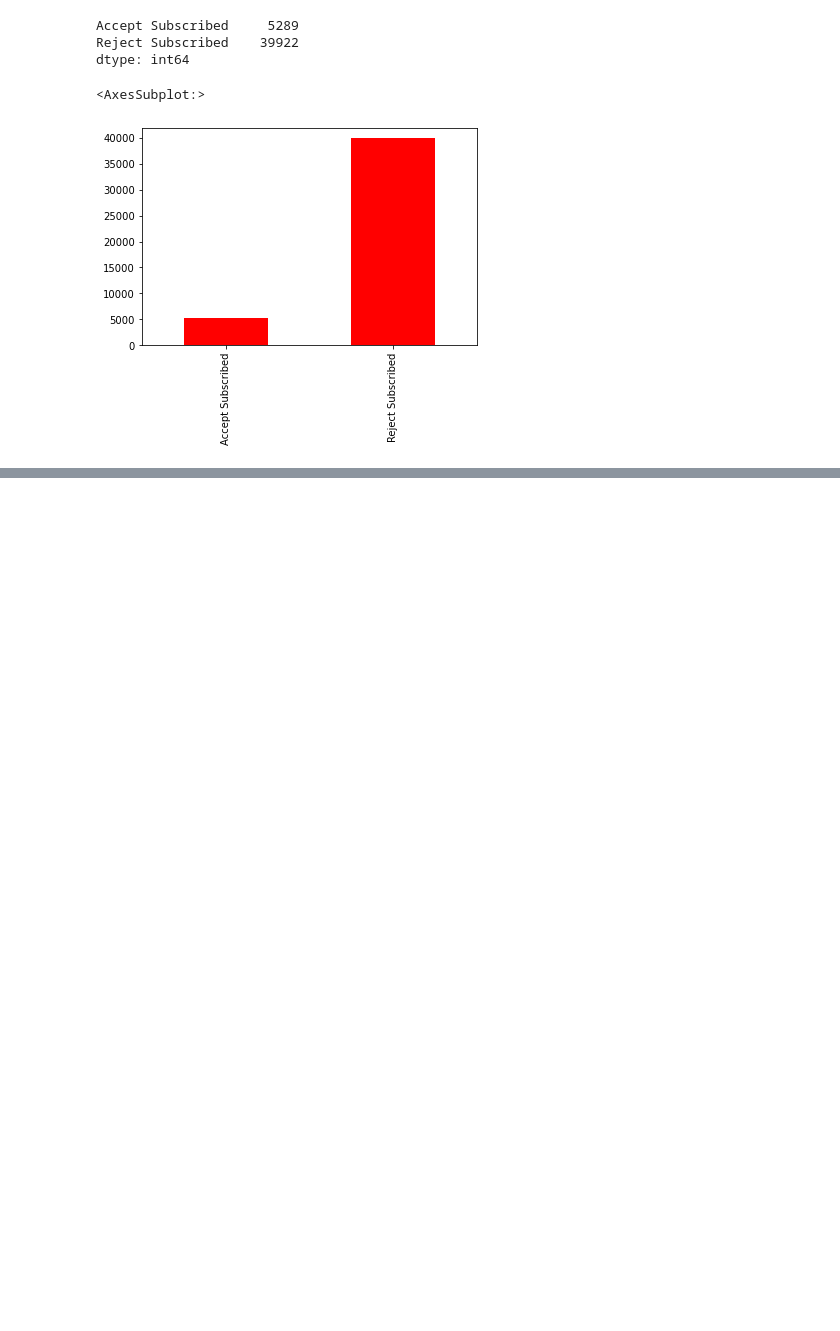
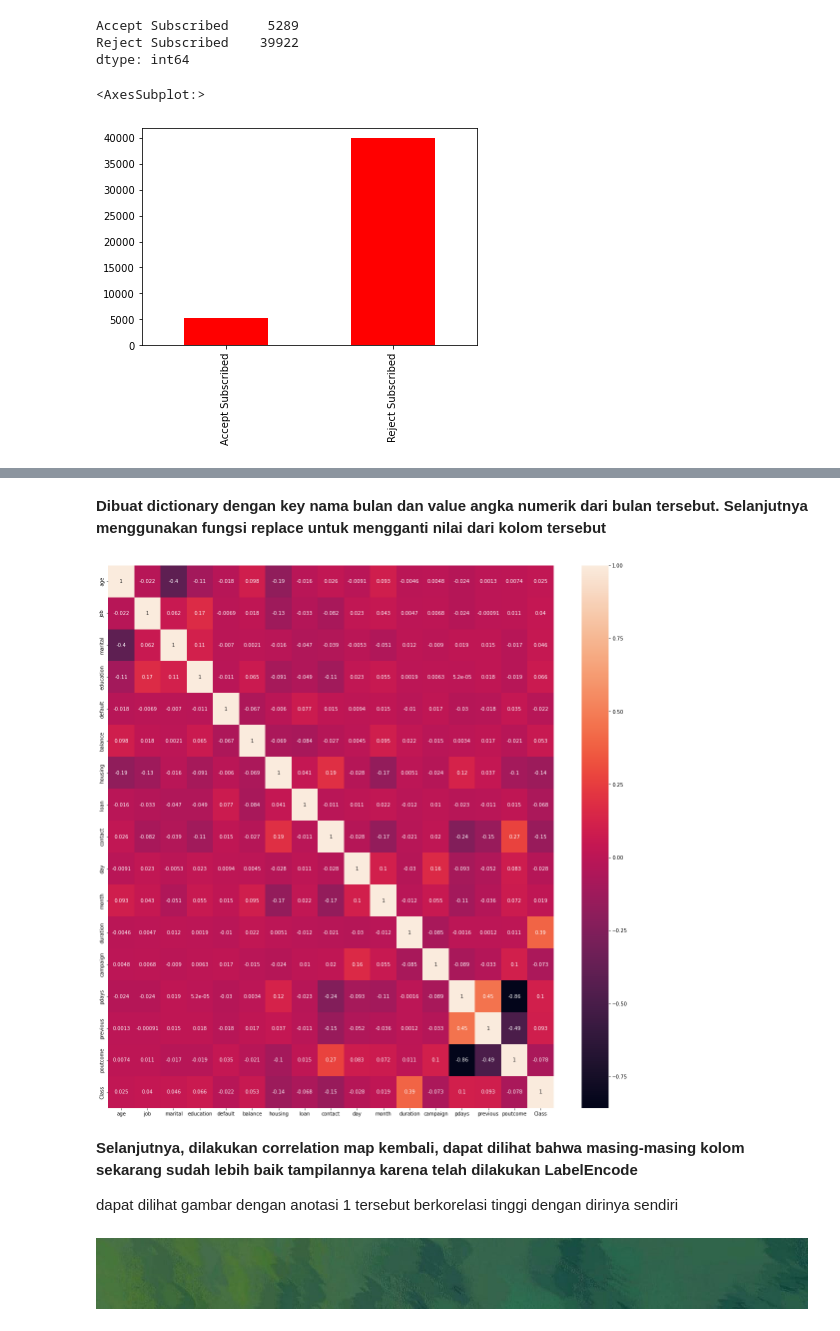
Before and after one commit to tassyirifiyya/PYTHN-11-SESI1, a Jupyter notebook: Assignment 3/PYTN_Assign_3_4_Tassyirifiyya.ipynb, the cells around one changed output, grey strips where cells are left out. Drawn from its saved outputs; the diff is of its cells as text; code cells hidden in the pictures; blank space fills up the shorter version.

```diff
--- a/Assignment 3/PYTN_Assign_3_4_Tassyirifiyya.ipynb
+++ b/Assignment 3/PYTN_Assign_3_4_Tassyirifiyya.ipynb
@@ -156,0 +251,3 @@ class_plot.plot(kind='bar', color='red')
+# %%
+df_enc = df
+df_enc.head()
@@ -156,0 +265,13 @@ class_plot.plot(kind='bar', color='red')
+# %%
+le = LabelEncoder()
+df_enc['job'] = le.fit_transform(df_enc['job'])
+df_enc['marital'] = le.fit_transform(df_enc['marital'])
+df_enc['education'] = le.fit_transform(df_enc['education'])
+df_enc['default'] = le.fit_transform(df_enc['default'])
+df_enc['housing'] = le.fit_transform(df_enc['housing'])
+df_enc['loan'] = le.fit_transform(df_enc['loan'])
+df_enc['contact'] = le.fit_transform(df_enc['contact'])
+df_enc['poutcome'] = le.fit_transform(df_enc['poutcome'])
+df_enc['Class'] = le.fit_transform(df_enc['Class'])
+
+df_enc.head()
@@ -156,0 +303,18 @@ class_plot.plot(kind='bar', color='red')
+# %%
+month_map = {
+    'jan' : 1,
+    'feb' : 2,
+    'mar' : 3,
+    'apr' : 4,
+    'may' : 5,
+    'jun' : 6,
+    'jul' : 7,
+    'aug' : 8,
+    'sep' : 9,
+    'oct' : 10,
+    'nov' : 11,
+    'dec' : 12,
+}
+
+df_enc['month'] = df_enc['month'].replace(month_map)
+df_enc
@@ -156,0 +335,15 @@ class_plot.plot(kind='bar', color='red')
+# %% [markdown]
+**Dibuat dictionary dengan key nama bulan dan value angka numerik dari bulan tersebut. Selanjutnya menggunakan fungsi replace untuk mengganti nilai dari kolom tersebut**
+# %%
+#heat_bank = df_enc.drop('Class',axis=1)
+plt.figure(figsize=(20,20))
+sns.heatmap(df_enc.corr(),annot=True)
+plt.show()
+# %% [output]
+[figure, added]
+# %% [markdown]
+**Selanjutnya, dilakukan correlation map kembali, dapat dilihat bahwa masing-masing kolom sekarang sudah lebih baik tampilannya karena telah dilakukan LabelEncode**
+
+dapat dilihat gambar dengan anotasi 1 tersebut berkorelasi tinggi dengan dirinya sendiri
+# %% [markdown]
+![image.png](attachment:image.png)
```
Also changed, not shown: parts of 153 cells of this notebook, 2 other files.
